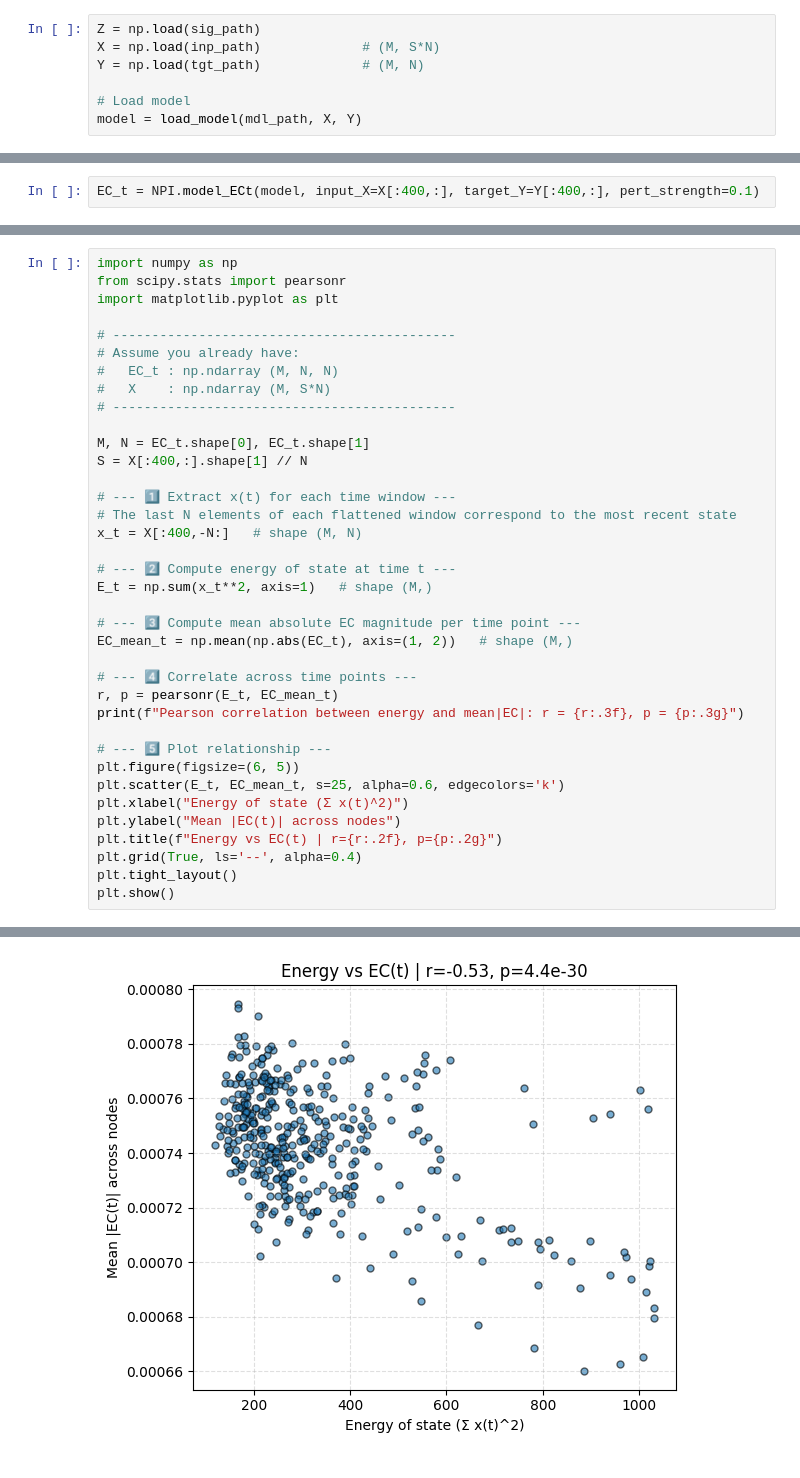
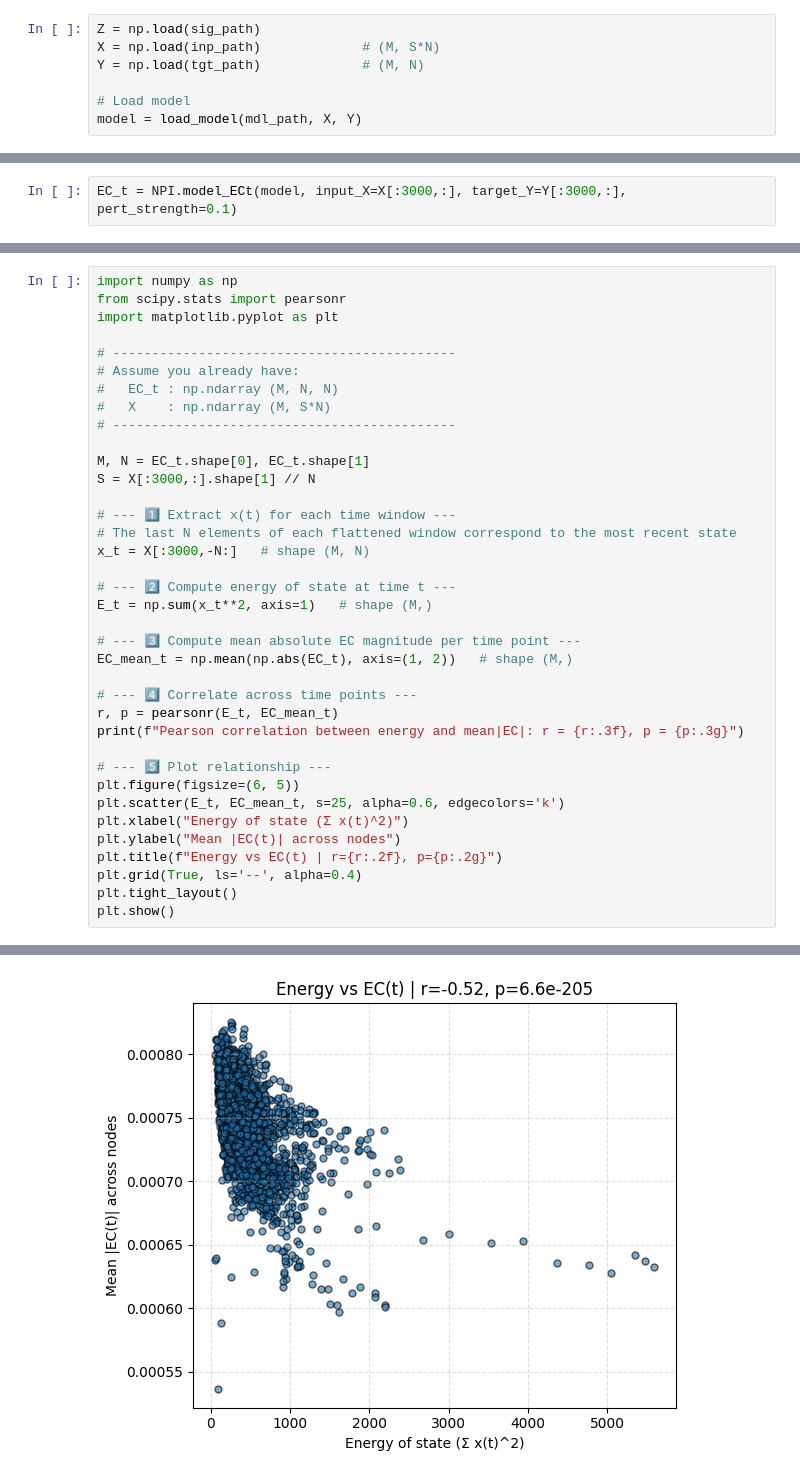
Before and after one commit to grabuffo/BrainStim_ANN_fMRI_HCP, a Jupyter notebook: notebooks/HCP_ANN_Connectiviy.ipynb, the cells around one changed output, grey strips where cells are left out. Cells and saved outputs as stored; diff of their text form.

```diff
--- a/notebooks/HCP_ANN_Connectiviy.ipynb
+++ b/notebooks/HCP_ANN_Connectiviy.ipynb
@@ -300,5 +156,5 @@ array([[1.        , 0.76748232],
 # %%
-EC_t = NPI.model_ECt(model, input_X=X[:400,:], target_Y=Y[:400,:], pert_strength=0.1)
+EC_t = NPI.model_ECt(model, input_X=X[:3000,:], target_Y=Y[:3000,:], pert_strength=0.1)
 # %%
 EC_t.shape
 # %% [output]
@@ -315,11 +171,11 @@ import matplotlib.pyplot as plt
 # --------------------------------------------
 
 M, N = EC_t.shape[0], EC_t.shape[1]
-S = X[:400,:].shape[1] // N
+S = X[:3000,:].shape[1] // N
 
 # --- 1️⃣ Extract x(t) for each time window ---
 # The last N elements of each flattened window correspond to the most recent state
-x_t = X[:400,-N:]   # shape (M, N)
+x_t = X[:3000,-N:]   # shape (M, N)
 
 # --- 2️⃣ Compute energy of state at time t ---
 E_t = np.sum(x_t**2, axis=1)   # shape (M,)
@@ -345 +201 @@ Pearson correlation between energy and mean|EC|: r = -0.528, p = 4.35e-30
-[figure, old version]
+[figure, new version]
```
Also changed, not shown: parts of 16 cells of this notebook.
